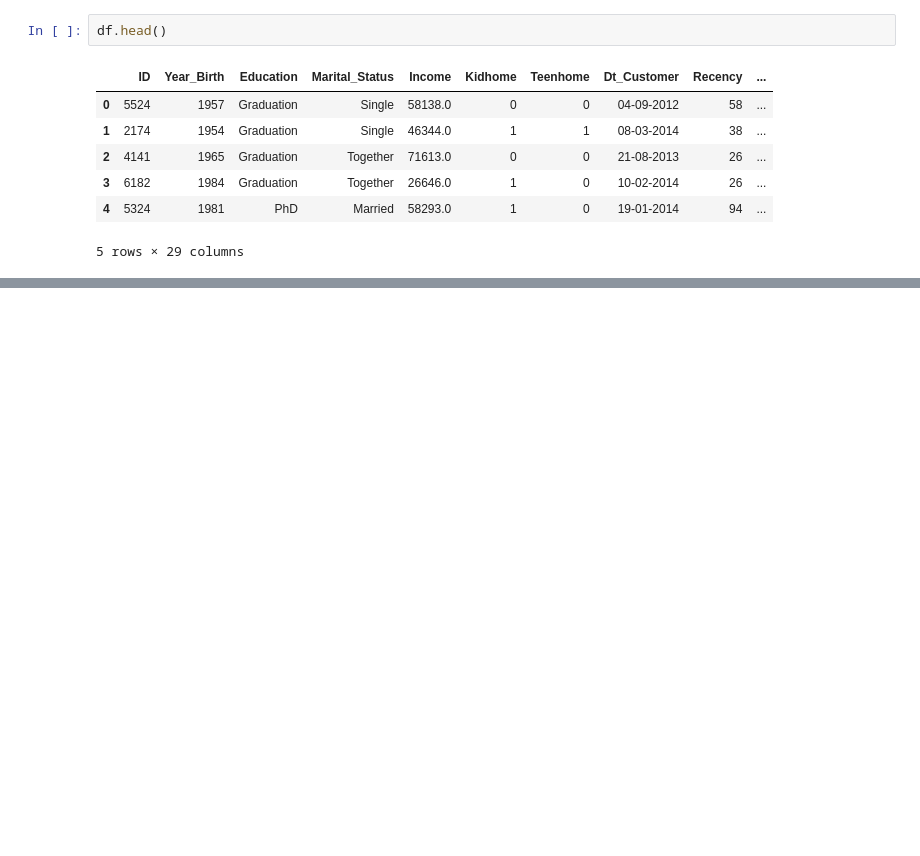
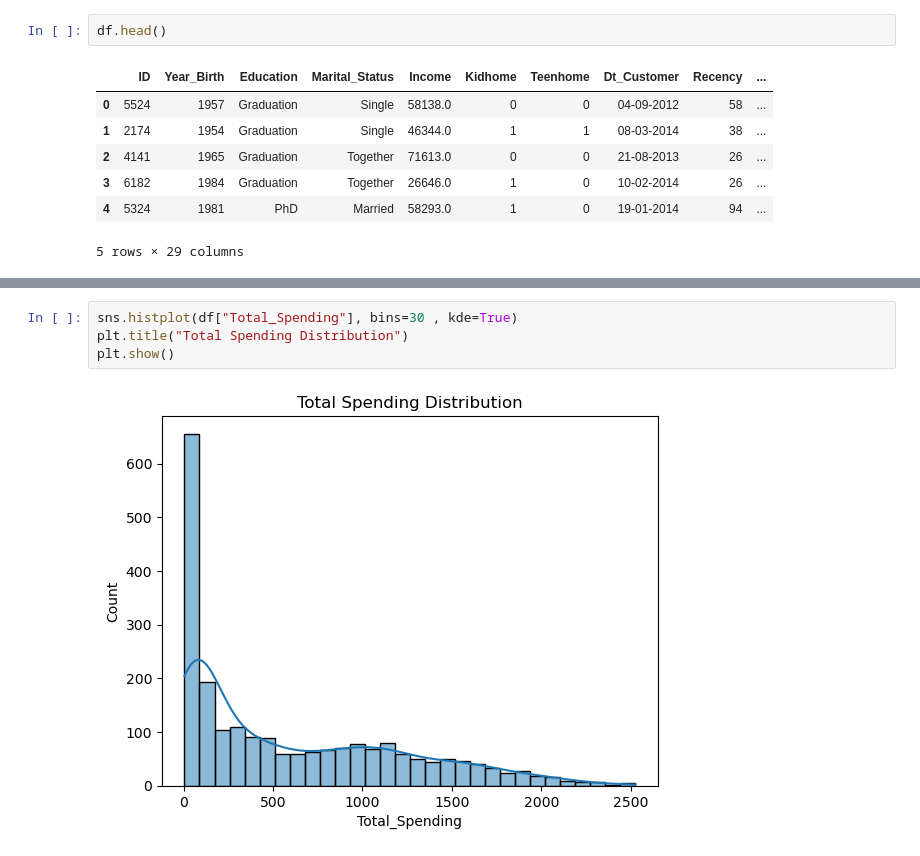
Before and after one commit to sayalii-e/Customer_Segmentation, a Jupyter notebook: app.ipynb, the cells around one changed output, grey strips where cells are left out. Cells and saved outputs as stored; diff of their text form; blank space fills up the shorter version.

```diff
--- a/app.ipynb
+++ b/app.ipynb
@@ -18,0 +242,6 @@ df.head()
+# %%
+sns.histplot(df["Total_Spending"], bins=30 , kde=True)
+plt.title("Total Spending Distribution")
+plt.show()
+# %% [output]
+[figure, added]
```
Also changed, not shown: parts of 74 cells of this notebook, 2 other files.
